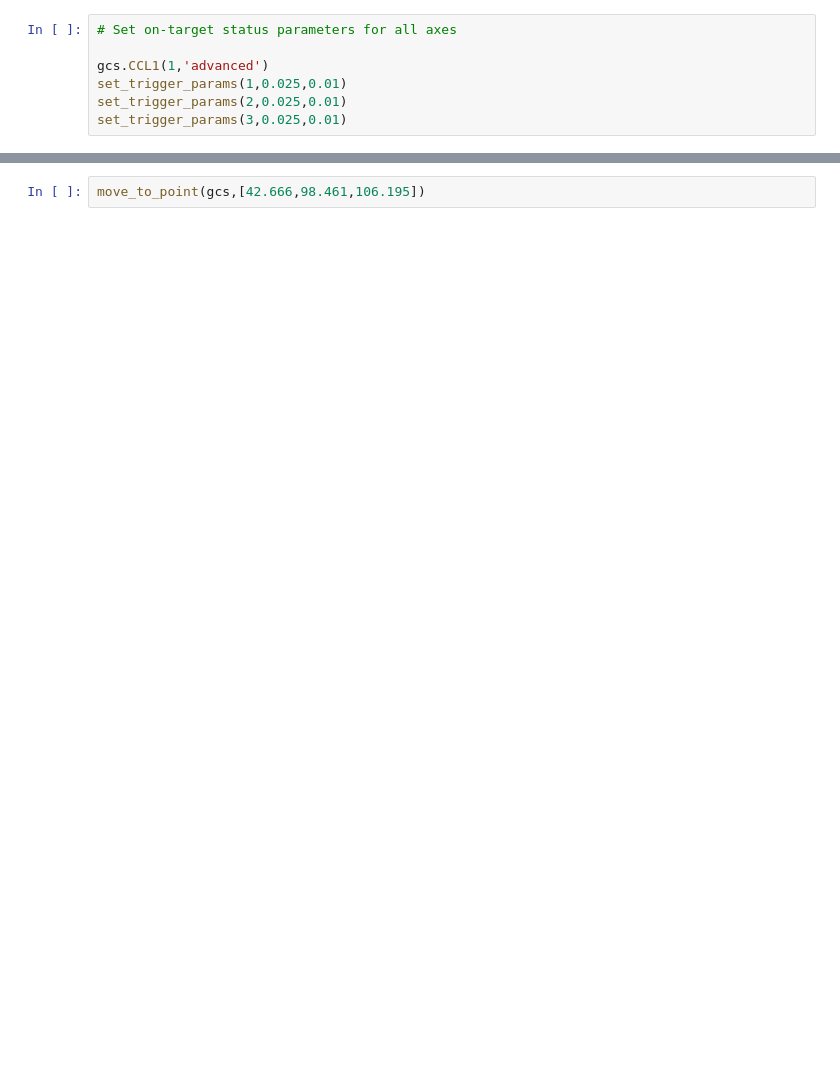
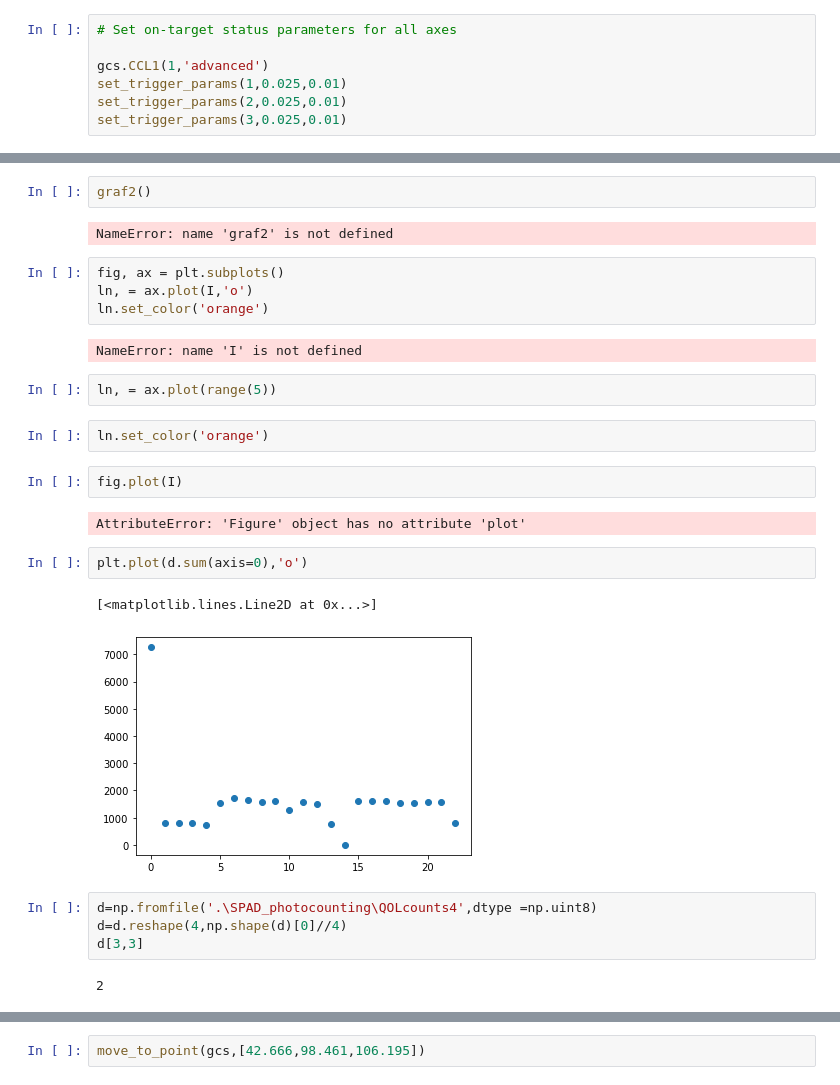
Before and after one commit to pawlowska/stage-control, a Jupyter notebook: Point_by_point.ipynb, the cells around one changed output, grey strips where cells are left out. Saved outputs shown, nothing was run; the diff lists cells and outputs as text; blank space fills up the shorter version.

```diff
--- a/Point_by_point.ipynb
+++ b/Point_by_point.ipynb
@@ -187,0 +526,29 @@ finished stage scan  1.7700002193450928
+# %%
+graf2()
+# %% [output]
+NameError: name 'graf2' is not defined
+# %%
+fig, ax = plt.subplots()
+ln, = ax.plot(I,'o')
+ln.set_color('orange')
+# %% [output]
+NameError: name 'I' is not defined
+# %%
+ln, = ax.plot(range(5))
+# %%
+ln.set_color('orange')
+# %%
+fig.plot(I)
+# %% [output]
+AttributeError: 'Figure' object has no attribute 'plot'
+# %%
+plt.plot(d.sum(axis=0),'o')
+# %% [output]
+[<matplotlib.lines.Line2D at 0x...>]
+[figure, added]
+# %%
+d=np.fromfile('.\SPAD_photocounting\QOLcounts4',dtype =np.uint8)
+d=d.reshape(4,np.shape(d)[0]//4)
+d[3,3]
+# %% [output]
+2
```
Also changed, not shown: parts of 35 cells of this notebook.
